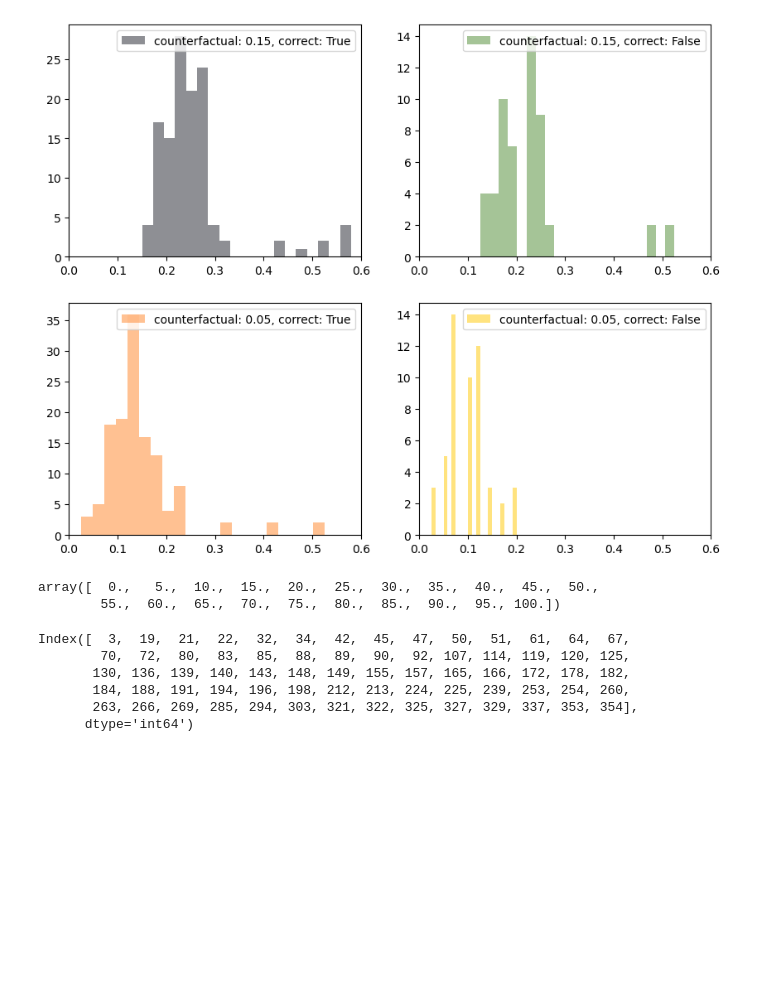
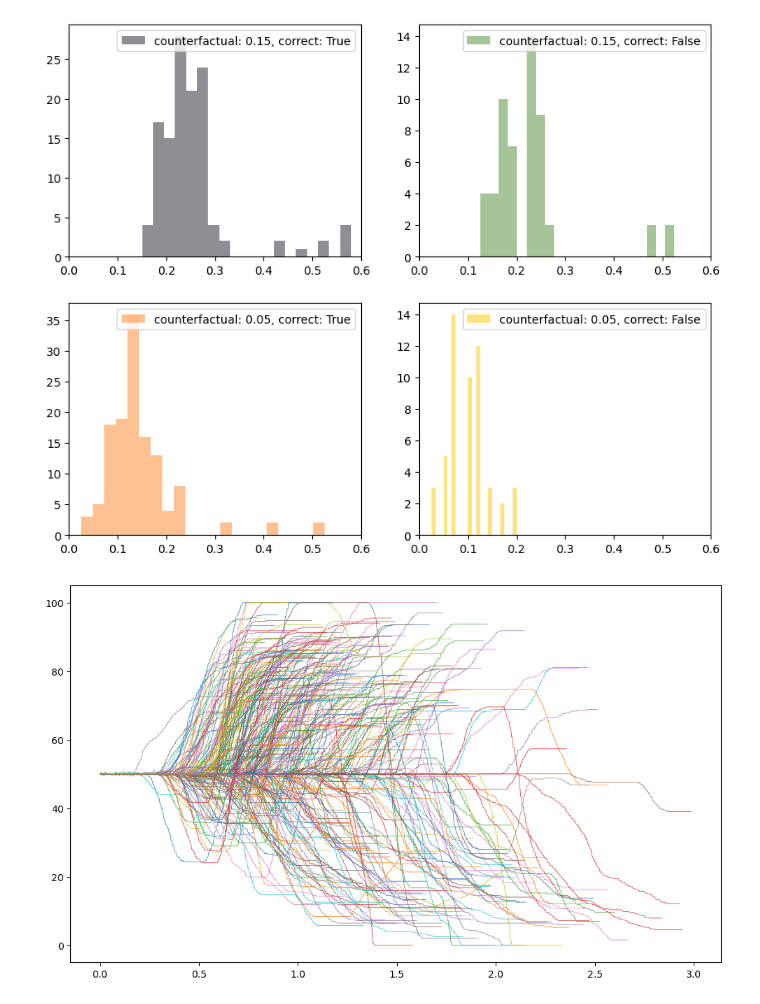
Before and after one commit to maciekszul/DevComPsy_dots_exp, a Jupyter notebook: DEV_data_summary.ipynb, the cells around one changed output. Saved outputs shown, nothing was run; the diff lists cells and outputs as text; code cells hidden in the pictures; blank space fills up the shorter version.

```diff
--- a/DEV_data_summary.ipynb
+++ b/DEV_data_summary.ipynb
@@ -36,16 +43,21 @@ for ix, lab in enumerate(list(product(data.opposite_strenght.unique(), data.resp
 # %% [output]
 [figure]
 # %%
-np.linspace(0, 100, num=21)
+trajectory_data = load_json("/home/maciek/data/counterfactual_dots/raw/pilot_data/counterfactual_staircase_test_L_1742812458.61419.json")
-# %% [output]
-array([  0.,   5.,  10.,  15.,  20.,  25.,  30.,  35.,  40.,  45.,  50.,
-        55.,  60.,  65.,  70.,  75.,  80.,  85.,  90.,  95., 100.])
 # %%
-data[select].index
+optimal_time = np.linspace(0, 3, num=3*240)
-# %% [output]
-Index([  3,  19,  21,  22,  32,  34,  42,  45,  47,  50,  51,  61,  64,  67,
-        70,  72,  80,  83,  85,  88,  89,  90,  92, 107, 114, 119, 120, 125,
-       130, 136, 139, 140, 143, 148, 149, 155, 157, 165, 166, 172, 178, 182,
-       184, 188, 191, 194, 196, 198, 212, 213, 224, 225, 239, 253, 254, 260,
-       263, 266, 269, 285, 294, 303, 321, 322, 325, 327, 329, 337, 353, 354],
-      dtype='int64')
+# %%
+sel_ix = data.loc[
+    (data.trial_number > 40)
+].index.to_numpy()
+
+scale_pos = [np.array(trajectory_data[str(i)]["scale_position"]) for i in sel_ix]
+times = [np.array(trajectory_data[str(i)]["time"]) for i in sel_ix]
+times = [i - i[0] for i in times]
+
+
+f, ax = plt.subplots(1, 1, figsize=(12, 7))
+for ix, i in enumerate(sel_ix):
+    ax.plot(times[ix], scale_pos[ix], lw=0.5)
+# %% [output]
+[figure, added]
```
Also changed, not shown: parts of 15 cells of this notebook, 3 other files.
